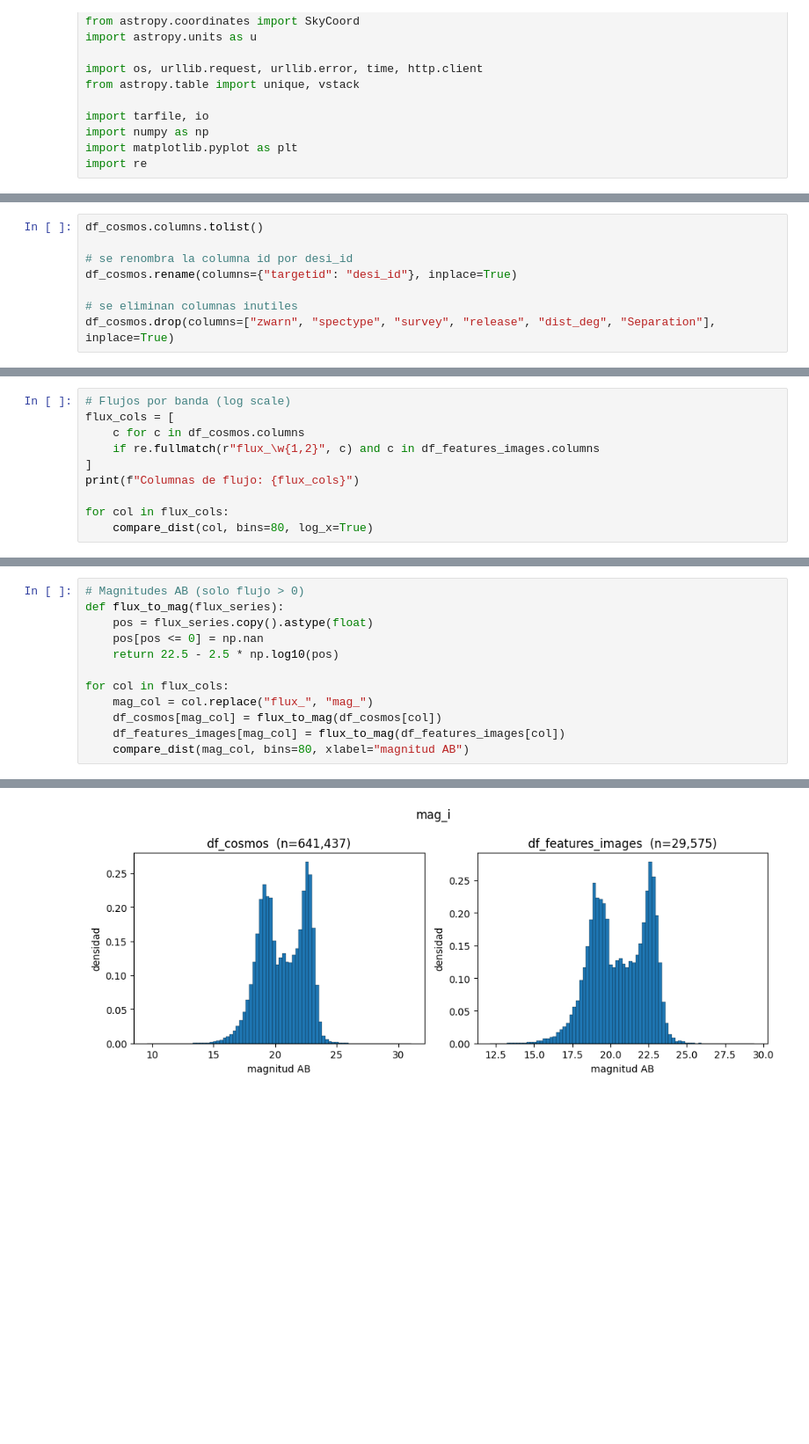
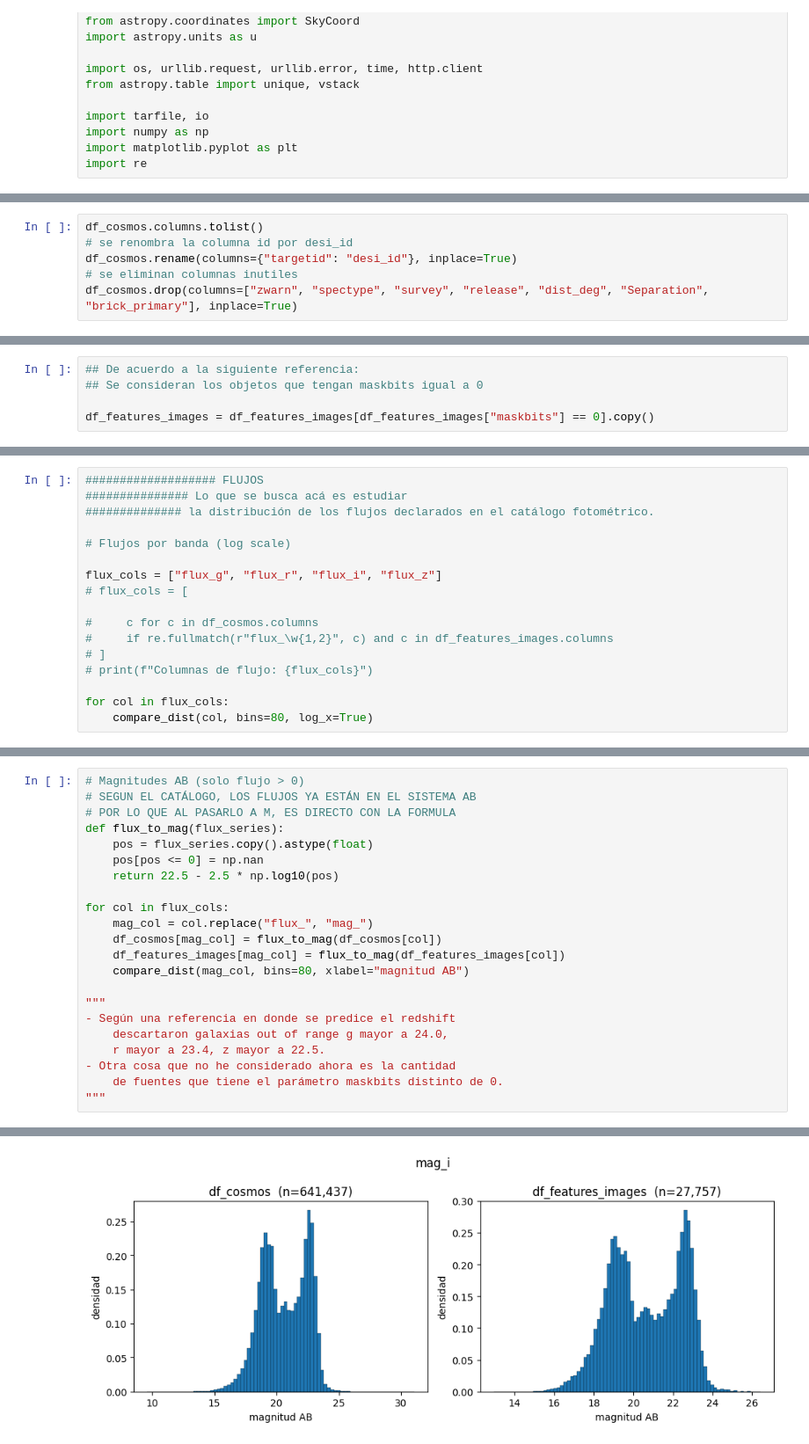
Before and after one commit to Tamaracarrasco/AS4501-Proyect, a Jupyter notebook: scripts/eda/eda_20260619.ipynb, the cells around one changed output, grey strips where cells are left out. Shown at 88% size. Drawn from its saved outputs; the diff is of its cells as text; blank space fills up the shorter version.

```diff
--- a/scripts/eda/eda_20260619.ipynb
+++ b/scripts/eda/eda_20260619.ipynb
@@ -51,10 +51,8 @@ dtypes: bool(1), float64(42), int64(7), str(5)
 memory usage: 305.3 MB
 # %%
 df_cosmos.columns.tolist()
-
 # se renombra la columna id por desi_id
 df_cosmos.rename(columns={"targetid": "desi_id"}, inplace=True)
-
 # se eliminan columnas inutiles
-df_cosmos.drop(columns=["zwarn", "spectype", "survey", "release", "dist_deg", "Separation"], inplace=True)
+df_cosmos.drop(columns=["zwarn", "spectype", "survey", "release", "dist_deg", "Separation", "brick_primary"], inplace=True)
 # %%
@@ -68 +68,6 @@ Tamaño df_cosmos: (641437, 49)
 Tamaño df_feat: (29575, 48)
+# %%
+## De acuerdo a la siguiente referencia:
+## Se consideran los objetos que tengan maskbits igual a 0
+
+df_features_images = df_features_images[df_features_images["maskbits"] == 0].copy()
@@ -101,10 +502,17 @@ compare_dist("z", bins=80)
 # %%
+################### FLUJOS
+############### Lo que se busca acá es estudiar
+############## la distribución de los flujos declarados en el catálogo fotométrico.
+
 # Flujos por banda (log scale)
-flux_cols = [
-    c for c in df_cosmos.columns
-    if re.fullmatch(r"flux_\w{1,2}", c) and c in df_features_images.columns
-]
-print(f"Columnas de flujo: {flux_cols}")
+
+flux_cols = ["flux_g", "flux_r", "flux_i", "flux_z"]
+# flux_cols = [
+
+#     c for c in df_cosmos.columns
+#     if re.fullmatch(r"flux_\w{1,2}", c) and c in df_features_images.columns
+# ]
+# print(f"Columnas de flujo: {flux_cols}")
 
 for col in flux_cols:
     compare_dist(col, bins=80, log_x=True)
@@ -138,5 +537,7 @@ flux_w4     0.4814              0.4798
 # %%
 # Magnitudes AB (solo flujo > 0)
+# SEGUN EL CATÁLOGO, LOS FLUJOS YA ESTÁN EN EL SISTEMA AB
+# POR LO QUE AL PASARLO A M, ES DIRECTO CON LA FORMULA
 def flux_to_mag(flux_series):
     pos = flux_series.copy().astype(float)
     pos[pos <= 0] = np.nan
@@ -147,4 +548,12 @@ for col in flux_cols:
     df_cosmos[mag_col] = flux_to_mag(df_cosmos[col])
     df_features_images[mag_col] = flux_to_mag(df_features_images[col])
     compare_dist(mag_col, bins=80, xlabel="magnitud AB")
+
+"""
+- Según una referencia en donde se predice el redshift
+    descartaron galaxias out of range g mayor a 24.0,
+    r mayor a 23.4, z mayor a 22.5.
+- Otra cosa que no he considerado ahora es la cantidad
+    de fuentes que tiene el parámetro maskbits distinto de 0.
+"""
 # %% [output]
@@ -153 +562 @@ for col in flux_cols:
-[figure, old version]
+[figure, new version]
```
Also changed, not shown: parts of 60 cells of this notebook.
